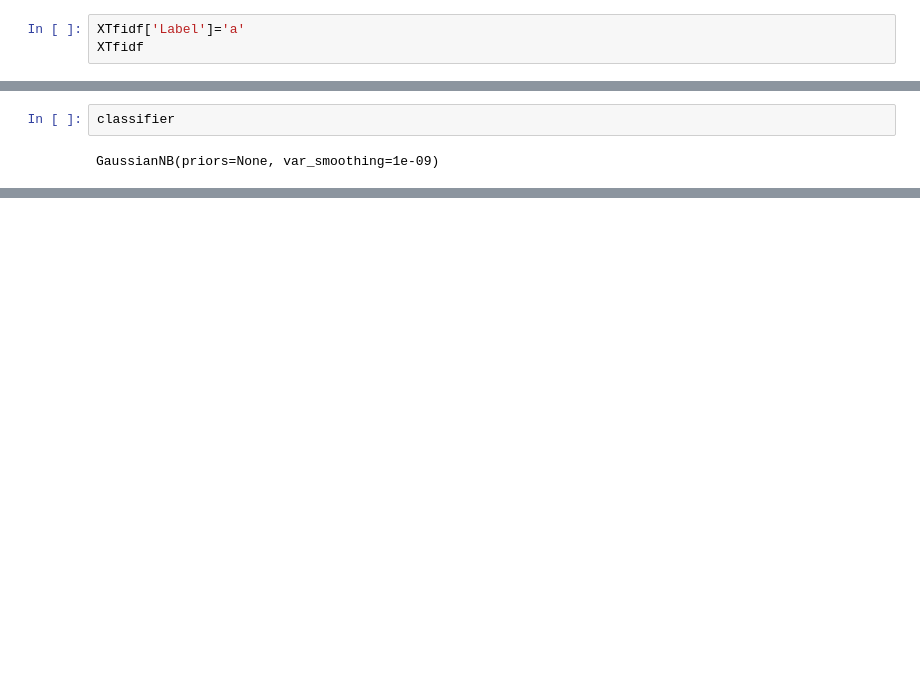
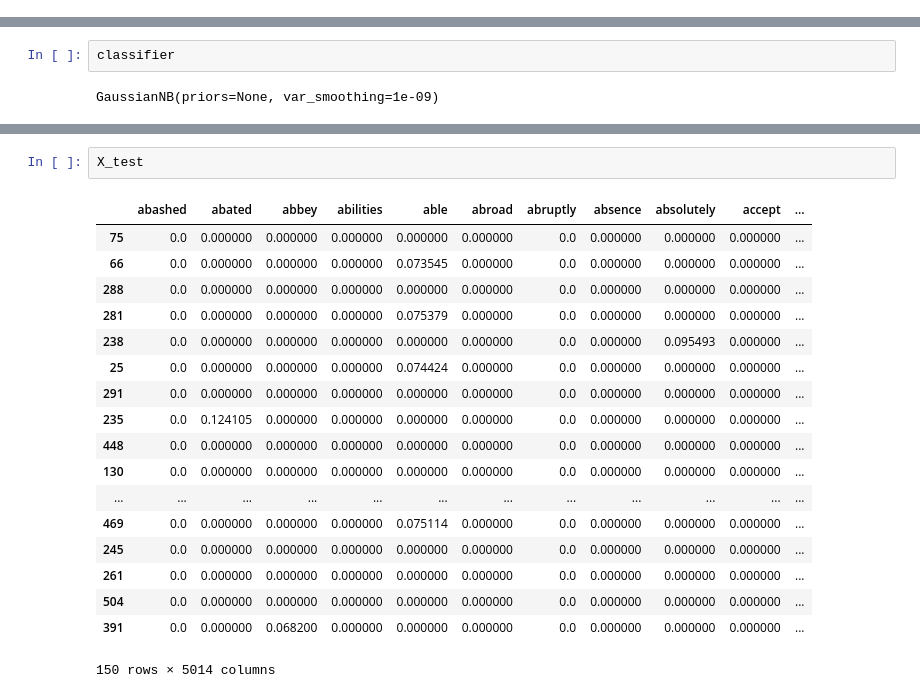
Before and after one commit to rashinagpal/NLP-Guttenberg-Classification, a Jupyter notebook: Classification.ipynb, the cells around one changed output, grey strips where cells are left out. Saved outputs shown, nothing was run; the diff lists cells and outputs as text; blank space fills up the shorter version.

```diff
--- a/Classification.ipynb
+++ b/Classification.ipynb
@@ -302,6 +281,3 @@ from sklearn.feature_extraction.text import TfidfVectorizer
 matrixTfidf = TfidfVectorizer()
 XTfidf = matrixTfidf.fit_transform(result['Sample']).todense()
 XTfidf= pd.DataFrame(XTfidf, columns= matrixTfidf.get_feature_names())
-# %%
-XTfidf['Label']='a'
-XTfidf
@@ -403,0 +368,21 @@ array(['Edgeworth', 'Edgeworth', 'Edgeworth', 'Edgeworth', 'Edgeworth',
+# %%
+X_test
+# %% [output]
+|  | abashed | abated | abbey | abilities | able | abroad | abruptly | absence | absolutely | accept | ... |
+| 75 | 0.0 | 0.000000 | 0.000000 | 0.000000 | 0.000000 | 0.000000 | 0.0 | 0.000000 | 0.000000 | 0.000000 | ... |
+| 66 | 0.0 | 0.000000 | 0.000000 | 0.000000 | 0.073545 | 0.000000 | 0.0 | 0.000000 | 0.000000 | 0.000000 | ... |
+| 288 | 0.0 | 0.000000 | 0.000000 | 0.000000 | 0.000000 | 0.000000 | 0.0 | 0.000000 | 0.000000 | 0.000000 | ... |
+| 281 | 0.0 | 0.000000 | 0.000000 | 0.000000 | 0.075379 | 0.000000 | 0.0 | 0.000000 | 0.000000 | 0.000000 | ... |
+| 238 | 0.0 | 0.000000 | 0.000000 | 0.000000 | 0.000000 | 0.000000 | 0.0 | 0.000000 | 0.095493 | 0.000000 | ... |
+| 25 | 0.0 | 0.000000 | 0.000000 | 0.000000 | 0.074424 | 0.000000 | 0.0 | 0.000000 | 0.000000 | 0.000000 | ... |
+| 291 | 0.0 | 0.000000 | 0.000000 | 0.000000 | 0.000000 | 0.000000 | 0.0 | 0.000000 | 0.000000 | 0.000000 | ... |
+| 235 | 0.0 | 0.124105 | 0.000000 | 0.000000 | 0.000000 | 0.000000 | 0.0 | 0.000000 | 0.000000 | 0.000000 | ... |
+| 448 | 0.0 | 0.000000 | 0.000000 | 0.000000 | 0.000000 | 0.000000 | 0.0 | 0.000000 | 0.000000 | 0.000000 | ... |
+| 130 | 0.0 | 0.000000 | 0.000000 | 0.000000 | 0.000000 | 0.000000 | 0.0 | 0.000000 | 0.000000 | 0.000000 | ... |
+| ... | ... | ... | ... | ... | ... | ... | ... | ... | ... | ... | ... |
+| 469 | 0.0 | 0.000000 | 0.000000 | 0.000000 | 0.075114 | 0.000000 | 0.0 | 0.000000 | 0.000000 | 0.000000 | ... |
+| 245 | 0.0 | 0.000000 | 0.000000 | 0.000000 | 0.000000 | 0.000000 | 0.0 | 0.000000 | 0.000000 | 0.000000 | ... |
+| 261 | 0.0 | 0.000000 | 0.000000 | 0.000000 | 0.000000 | 0.000000 | 0.0 | 0.000000 | 0.000000 | 0.000000 | ... |
+| 504 | 0.0 | 0.000000 | 0.000000 | 0.000000 | 0.000000 | 0.000000 | 0.0 | 0.000000 | 0.000000 | 0.000000 | ... |
+| 391 | 0.0 | 0.000000 | 0.068200 | 0.000000 | 0.000000 | 0.000000 | 0.0 | 0.000000 | 0.000000 | 0.000000 | ... |
+150 rows × 5014 columns
```
Also changed, not shown: parts of 41 cells of this notebook.
